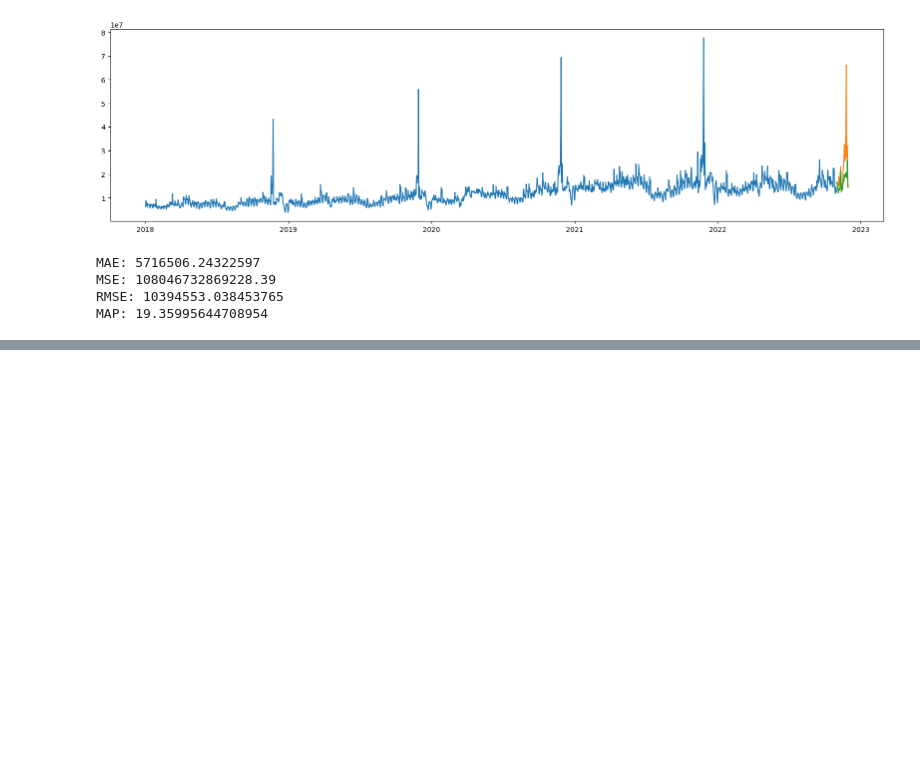
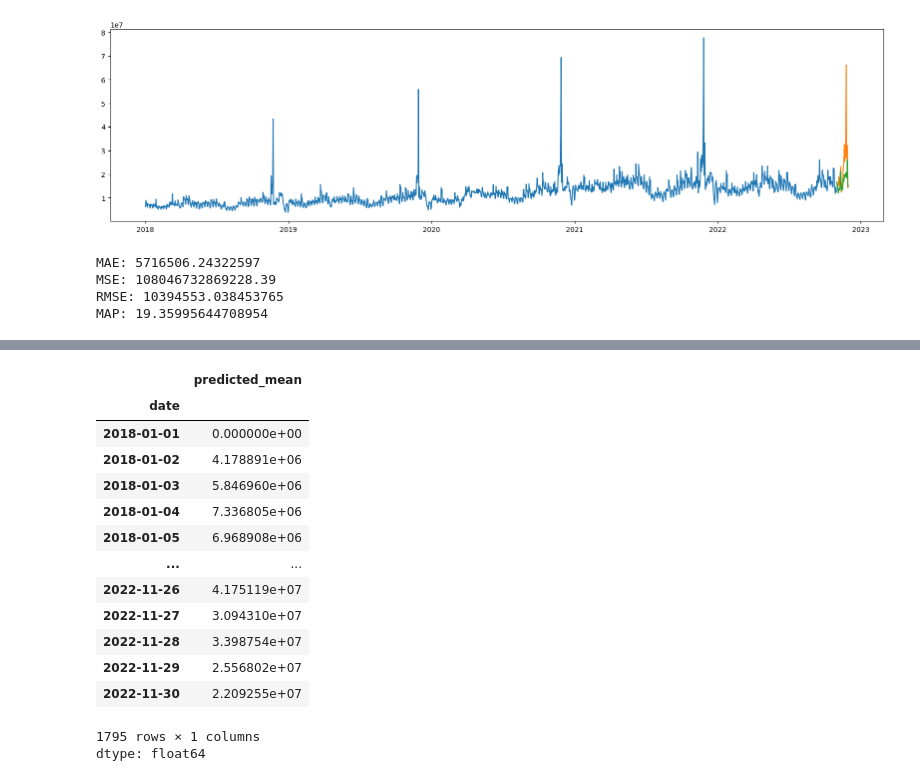
Before and after one commit to renatomaaliw3/public_files, a Jupyter notebook: CPE Electives (1 - 3)/01. Lectures Notebook/46.1 ARIMA, SARIMA, SARIMAX/SARIMAX (Concept).ipynb, the cells around one changed output, grey strips where cells are left out. Cells and saved outputs as stored; diff of their text form; code cells hidden in the pictures; blank space fills up the shorter version.

```diff
--- a/CPE Electives (1 - 3)/01. Lectures Notebook/46.1 ARIMA, SARIMA, SARIMAX/SARIMAX (Concept).ipynb
+++ b/CPE Electives (1 - 3)/01. Lectures Notebook/46.1 ARIMA, SARIMA, SARIMAX/SARIMAX (Concept).ipynb
@@ -303,0 +295,18 @@ plt.show()
+# %%
+forecast
+# %% [output]
+|  | predicted_mean |
+| date |  |
+| 2018-01-01 | 0.000000e+00 |
+| 2018-01-02 | 4.178891e+06 |
+| 2018-01-03 | 5.846960e+06 |
+| 2018-01-04 | 7.336805e+06 |
+| 2018-01-05 | 6.968908e+06 |
+| ... | ... |
+| 2022-11-26 | 4.175119e+07 |
+| 2022-11-27 | 3.094310e+07 |
+| 2022-11-28 | 3.398754e+07 |
+| 2022-11-29 | 2.556802e+07 |
+| 2022-11-30 | 2.209255e+07 |
+1795 rows × 1 columns
+dtype: float64
```
Also changed, not shown: parts of 4 cells of this notebook.
